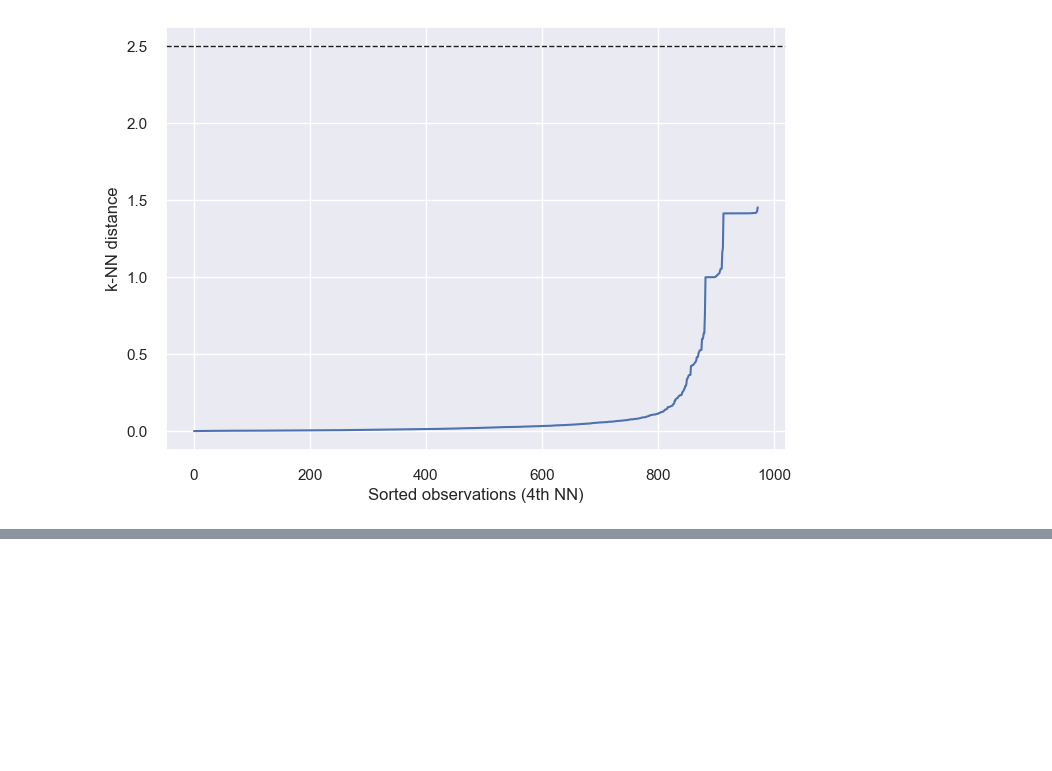
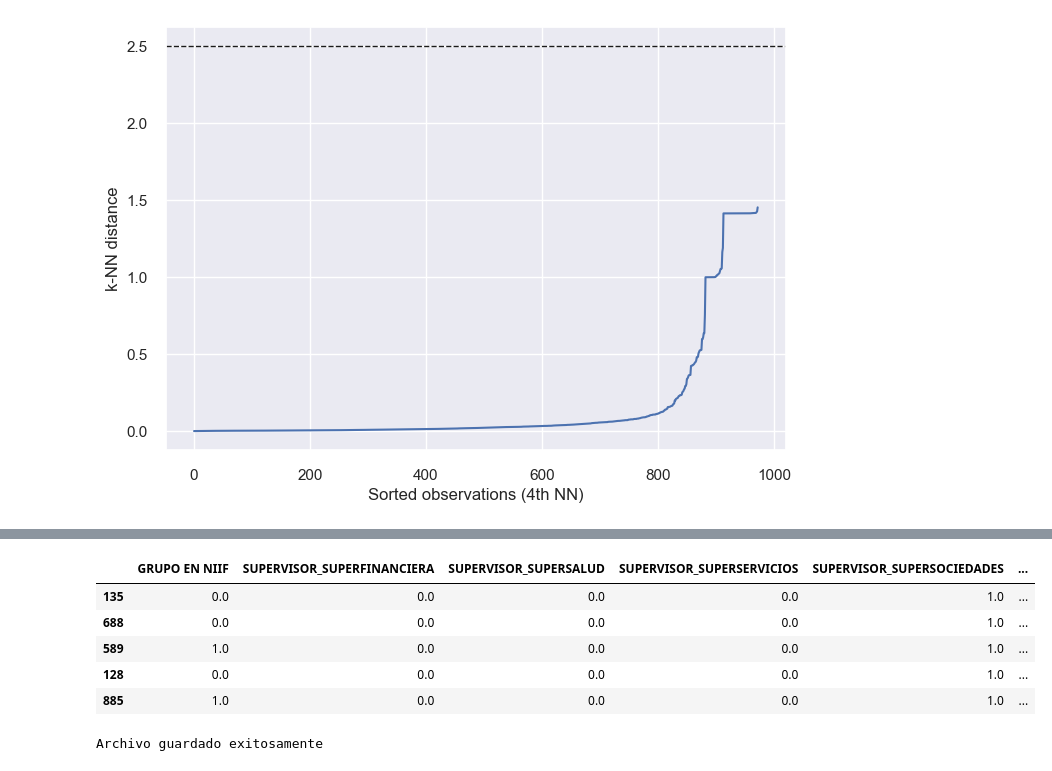
Before and after one commit to JESUSDAVIDBARRIOS/repo_labs_BI, a Jupyter notebook: lab2/DBScan.ipynb, the cells around one changed output, grey strips where cells are left out. Saved outputs shown, nothing was run; the diff lists cells and outputs as text; code cells hidden in the pictures; blank space fills up the shorter version.

```diff
--- a/lab2/DBScan.ipynb
+++ b/lab2/DBScan.ipynb
@@ -82,0 +83,22 @@ Silhouette score: 0.772
+# %%
+df_clusterd = df.copy()
+df_clusterd['cluster'] = clusters.labels_
+df_clusterd.sample(5)
+# %% [output]
+|  | GRUPO EN NIIF | SUPERVISOR_SUPERFINANCIERA | SUPERVISOR_SUPERSALUD | SUPERVISOR_SUPERSERVICIOS | SUPERVISOR_SUPERSOCIEDADES | ... |
+| 135 | 0.0 | 0.0 | 0.0 | 0.0 | 1.0 | ... |
+| 688 | 0.0 | 0.0 | 0.0 | 0.0 | 1.0 | ... |
+| 589 | 1.0 | 0.0 | 0.0 | 0.0 | 1.0 | ... |
+| 128 | 0.0 | 0.0 | 0.0 | 0.0 | 1.0 | ... |
+| 885 | 1.0 | 0.0 | 0.0 | 0.0 | 1.0 | ... |
+# %%
+from pathlib import Path
+
+try:
+    filepath = Path('data/clustered_data_dbscan.csv')
+    df_clusterd.to_csv(filepath, index=False)
+    print("Archivo guardado exitosamente")
+except:
+    print("Error al guardar el archivo")
+# %% [output]
+Archivo guardado exitosamente
```
Also changed, not shown: parts of 6 cells of this notebook, 3 other files.
